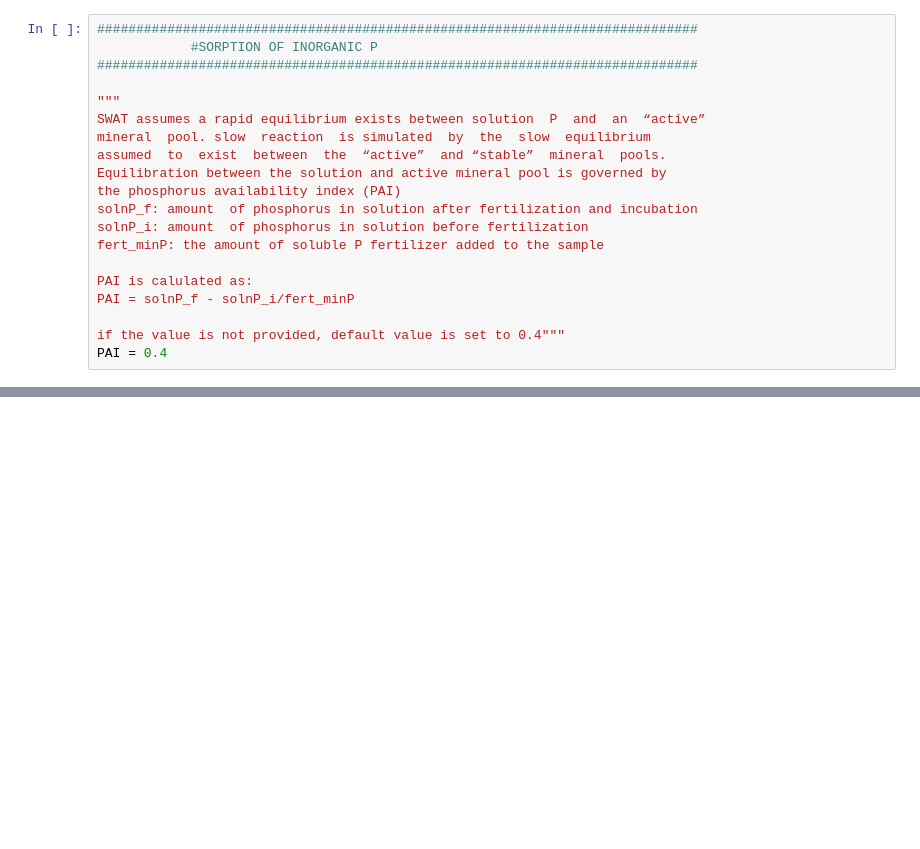
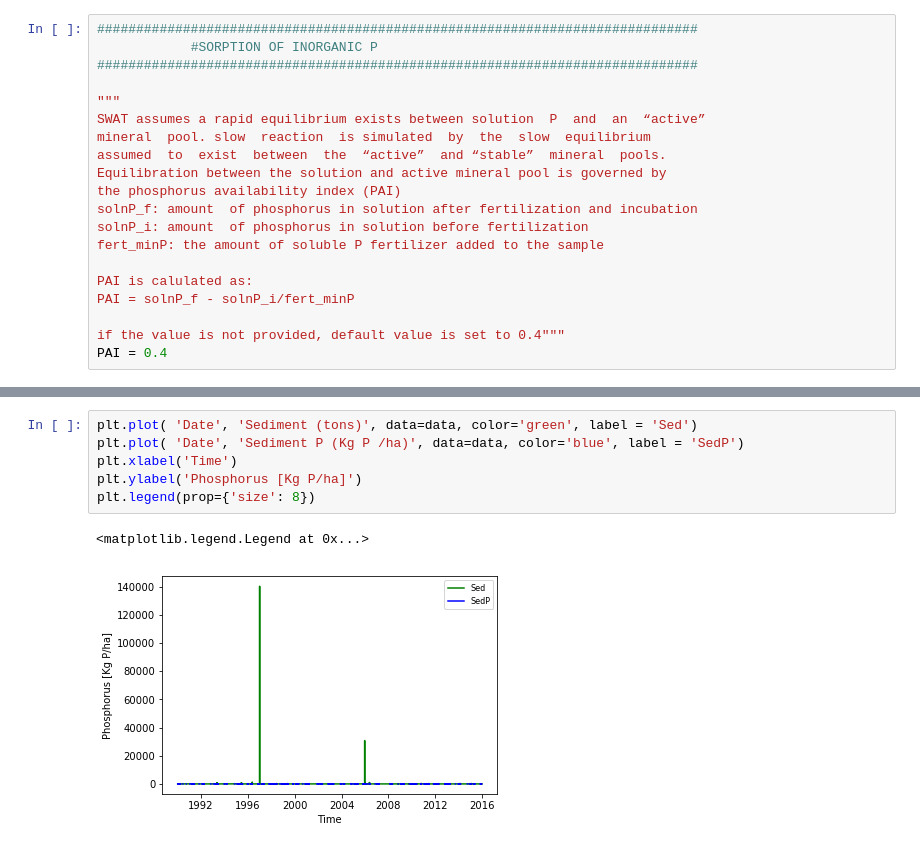
Before and after one commit to devalc/P_module, a Jupyter notebook: P_module_04_03_18.ipynb, the cells around one changed output, grey strips where cells are left out. Saved outputs shown, nothing was run; the diff lists cells and outputs as text; blank space fills up the shorter version.

```diff
--- a/P_module_04_03_18.ipynb
+++ b/P_module_04_03_18.ipynb
@@ -347,0 +485,9 @@ sed_conc_sq = sed / 10 * area * Q_surf
+# %%
+plt.plot( 'Date', 'Sediment (tons)', data=data, color='green', label = 'Sed')
+plt.plot( 'Date', 'Sediment P (Kg P /ha)', data=data, color='blue', label = 'SedP')
+plt.xlabel('Time')
+plt.ylabel('Phosphorus [Kg P/ha]')
+plt.legend(prop={'size': 8})
+# %% [output]
+<matplotlib.legend.Legend at 0x...>
+[figure, added]
```
Also changed, not shown: parts of 28 cells of this notebook.
